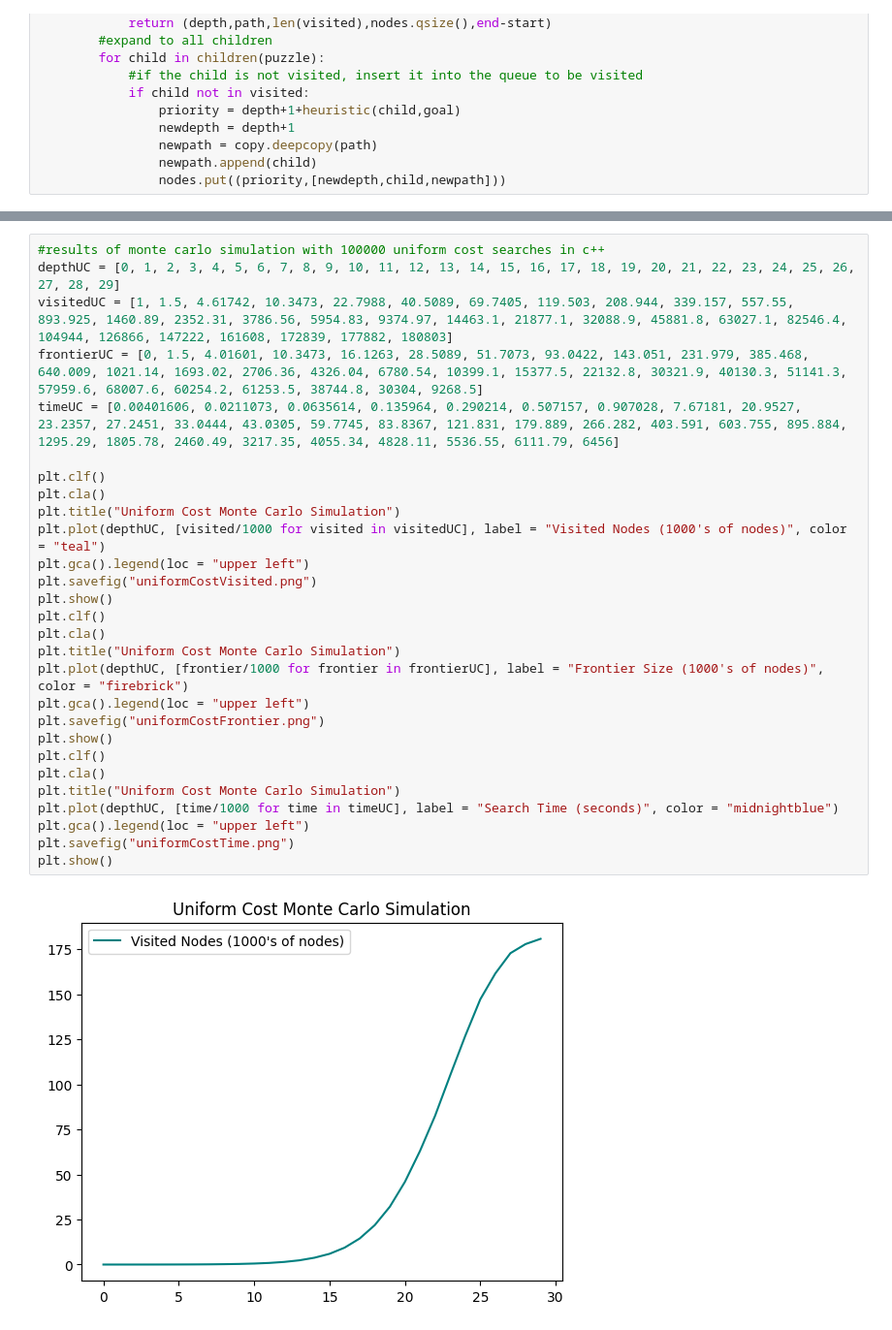
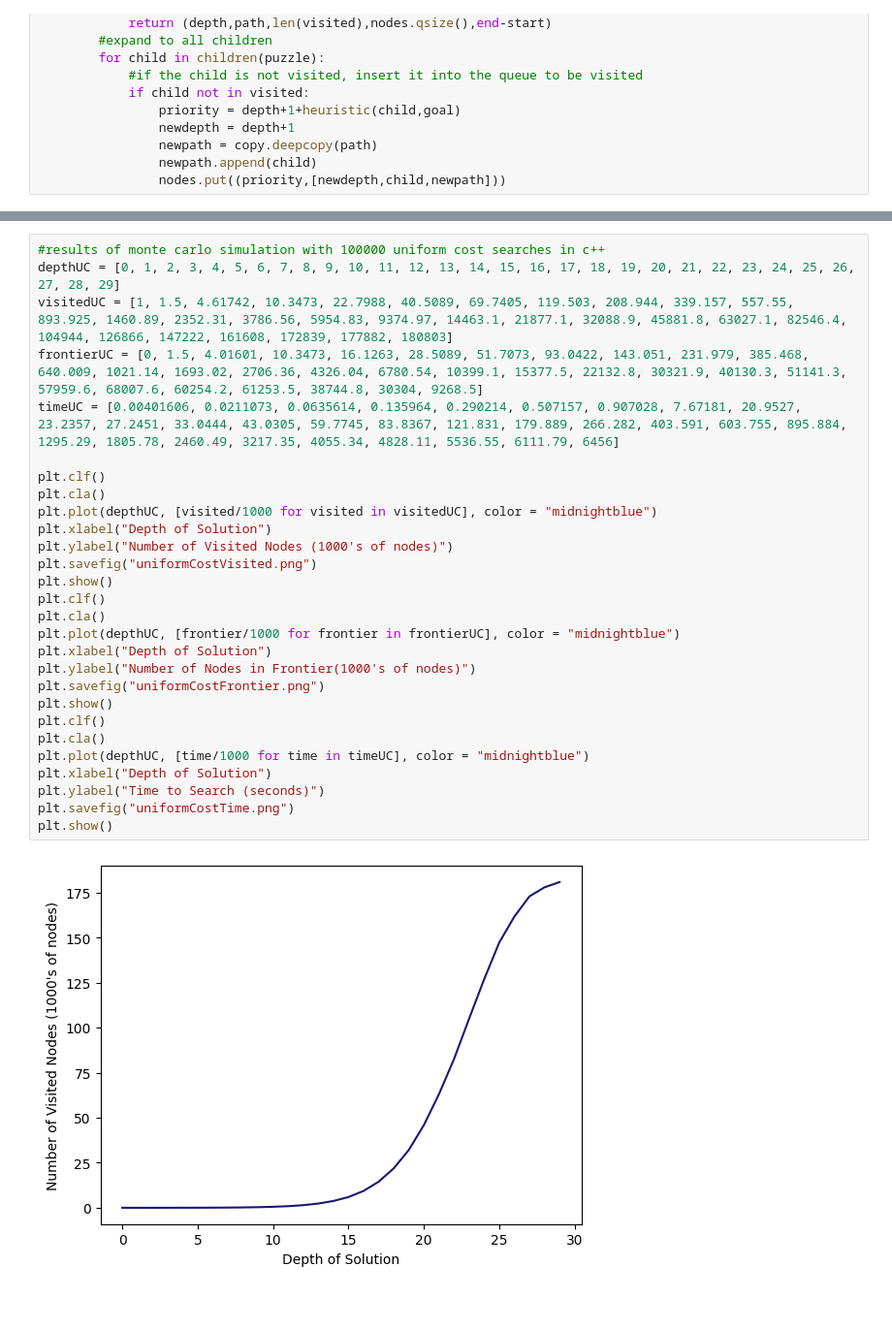
Before and after one commit to BrandonPaulsen/PYSlidingPuzzles, a Jupyter notebook: PYSlidingPuzzle.ipynb, the cells around one changed output, grey strips where cells are left out. Shown: that part at 97% size. Cells and saved outputs as stored; diff of their text form; blank space fills up the shorter version.

Commit message:
more plotting

```diff
--- a/PYSlidingPuzzle.ipynb
+++ b/PYSlidingPuzzle.ipynb
@@ -377,30 +377,30 @@ def plotMC(visited, frontier, time):
 # %%
 #results of monte carlo simulation with 100000 uniform cost searches in c++
 depthUC = [0, 1, 2, 3, 4, 5, 6, 7, 8, 9, 10, 11, 12, 13, 14, 15, 16, 17, 18, 19, 20, 21, 22, 23, 24, 25, 26, 27, 28, 29]
 visitedUC = [1, 1.5, 4.61742, 10.3473, 22.7988, 40.5089, 69.7405, 119.503, 208.944, 339.157, 557.55, 893.925, 1460.89, 2352.31, 3786.56, 5954.83, 9374.97, 14463.1, 21877.1, 32088.9, 45881.8, 63027.1, 82546.4, 104944, 126866, 147222, 161608, 172839, 177882, 180803]
 frontierUC = [0, 1.5, 4.01601, 10.3473, 16.1263, 28.5089, 51.7073, 93.0422, 143.051, 231.979, 385.468, 640.009, 1021.14, 1693.02, 2706.36, 4326.04, 6780.54, 10399.1, 15377.5, 22132.8, 30321.9, 40130.3, 51141.3, 57959.6, 68007.6, 60254.2, 61253.5, 38744.8, 30304, 9268.5]
 timeUC = [0.00401606, 0.0211073, 0.0635614, 0.135964, 0.290214, 0.507157, 0.907028, 7.67181, 20.9527, 23.2357, 27.2451, 33.0444, 43.0305, 59.7745, 83.8367, 121.831, 179.889, 266.282, 403.591, 603.755, 895.884, 1295.29, 1805.78, 2460.49, 3217.35, 4055.34, 4828.11, 5536.55, 6111.79, 6456]
 
 plt.clf()
 plt.cla()
-plt.title("Uniform Cost Monte Carlo Simulation")
-plt.plot(depthUC, [visited/1000 for visited in visitedUC], label = "Visited Nodes (1000's of nodes)", color = "teal")
-plt.gca().legend(loc = "upper left")
+plt.plot(depthUC, [visited/1000 for visited in visitedUC], color = "midnightblue")
+plt.xlabel("Depth of Solution")
+plt.ylabel("Number of Visited Nodes (1000's of nodes)")
 plt.savefig("uniformCostVisited.png")
 plt.show()
 plt.clf()
 plt.cla()
-plt.title("Uniform Cost Monte Carlo Simulation")
-plt.plot(depthUC, [frontier/1000 for frontier in frontierUC], label = "Frontier Size (1000's of nodes)", color = "firebrick")
-plt.gca().legend(loc = "upper left")
+plt.plot(depthUC, [frontier/1000 for frontier in frontierUC], color = "midnightblue")
+plt.xlabel("Depth of Solution")
+plt.ylabel("Number of Nodes in Frontier(1000's of nodes)")
 plt.savefig("uniformCostFrontier.png")
 plt.show()
 plt.clf()
 plt.cla()
-plt.title("Uniform Cost Monte Carlo Simulation")
-plt.plot(depthUC, [time/1000 for time in timeUC], label = "Search Time (seconds)", color = "midnightblue")
-plt.gca().legend(loc = "upper left")
+plt.plot(depthUC, [time/1000 for time in timeUC], color = "midnightblue")
+plt.xlabel("Depth of Solution")
+plt.ylabel("Time to Search (seconds)")
 plt.savefig("uniformCostTime.png")
 plt.show()
 # %% [output]
-[figure, old version]
+[figure, new version]
```
Also changed, not shown: parts of 8 cells of this notebook, 13 other files.
